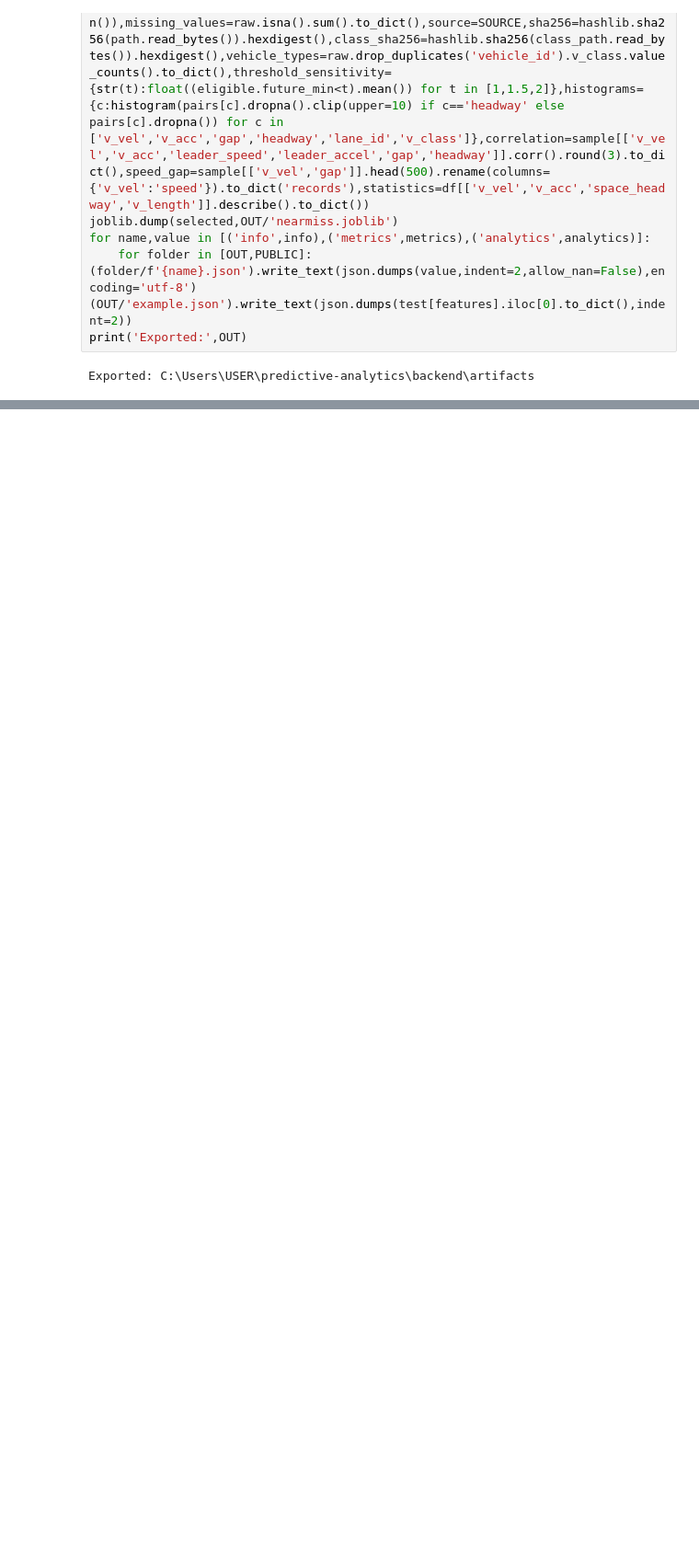
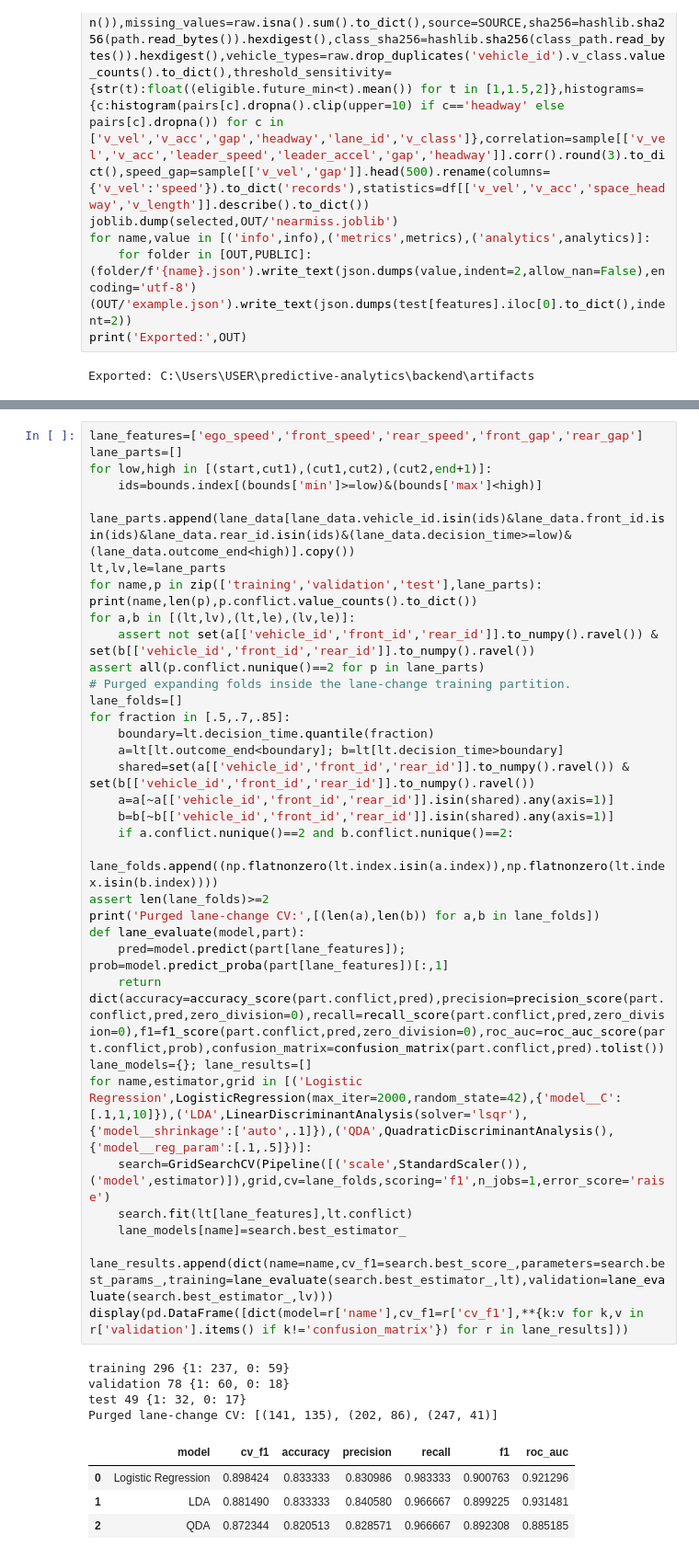
Before and after one commit to DoctorDictator/CSE3141-Predictive-Analytics, a Jupyter notebook: notebooks/NearMiss.ipynb, the cells around one changed output, grey strips where cells are left out. Shown at 92% size. Cells and saved outputs as stored; diff of their text form; blank space fills up the shorter version.

```diff
--- a/notebooks/NearMiss.ipynb
+++ b/notebooks/NearMiss.ipynb
@@ -302,0 +357,42 @@ The persistence baseline matters: current short headways often stay short. Stron
+# %%
+lane_features=['ego_speed','front_speed','rear_speed','front_gap','rear_gap']
+lane_parts=[]
+for low,high in [(start,cut1),(cut1,cut2),(cut2,end+1)]:
+    ids=bounds.index[(bounds['min']>=low)&(bounds['max']<high)]
+    lane_parts.append(lane_data[lane_data.vehicle_id.isin(ids)&lane_data.front_id.isin(ids)&lane_data.rear_id.isin(ids)&(lane_data.decision_time>=low)&(lane_data.outcome_end<high)].copy())
+lt,lv,le=lane_parts
+for name,p in zip(['training','validation','test'],lane_parts): print(name,len(p),p.conflict.value_counts().to_dict())
+for a,b in [(lt,lv),(lt,le),(lv,le)]:
+    assert not set(a[['vehicle_id','front_id','rear_id']].to_numpy().ravel()) & set(b[['vehicle_id','front_id','rear_id']].to_numpy().ravel())
+assert all(p.conflict.nunique()==2 for p in lane_parts)
+# Purged expanding folds inside the lane-change training partition.
+lane_folds=[]
+for fraction in [.5,.7,.85]:
+    boundary=lt.decision_time.quantile(fraction)
+    a=lt[lt.outcome_end<boundary]; b=lt[lt.decision_time>boundary]
+    shared=set(a[['vehicle_id','front_id','rear_id']].to_numpy().ravel()) & set(b[['vehicle_id','front_id','rear_id']].to_numpy().ravel())
+    a=a[~a[['vehicle_id','front_id','rear_id']].isin(shared).any(axis=1)]
+    b=b[~b[['vehicle_id','front_id','rear_id']].isin(shared).any(axis=1)]
+    if a.conflict.nunique()==2 and b.conflict.nunique()==2:
+        lane_folds.append((np.flatnonzero(lt.index.isin(a.index)),np.flatnonzero(lt.index.isin(b.index))))
+assert len(lane_folds)>=2
+print('Purged lane-change CV:',[(len(a),len(b)) for a,b in lane_folds])
+def lane_evaluate(model,part):
+    pred=model.predict(part[lane_features]); prob=model.predict_proba(part[lane_features])[:,1]
+    return dict(accuracy=accuracy_score(part.conflict,pred),precision=precision_score(part.conflict,pred,zero_division=0),recall=recall_score(part.conflict,pred,zero_division=0),f1=f1_score(part.conflict,pred,zero_division=0),roc_auc=roc_auc_score(part.conflict,prob),confusion_matrix=confusion_matrix(part.conflict,pred).tolist())
+lane_models={}; lane_results=[]
+for name,estimator,grid in [('Logistic Regression',LogisticRegression(max_iter=2000,random_state=42),{'model__C':[.1,1,10]}),('LDA',LinearDiscriminantAnalysis(solver='lsqr'),{'model__shrinkage':['auto',.1]}),('QDA',QuadraticDiscriminantAnalysis(),{'model__reg_param':[.1,.5]})]:
+    search=GridSearchCV(Pipeline([('scale',StandardScaler()),('model',estimator)]),grid,cv=lane_folds,scoring='f1',n_jobs=1,error_score='raise')
+    search.fit(lt[lane_features],lt.conflict)
+    lane_models[name]=search.best_estimator_
+    lane_results.append(dict(name=name,cv_f1=search.best_score_,parameters=search.best_params_,training=lane_evaluate(search.best_estimator_,lt),validation=lane_evaluate(search.best_estimator_,lv)))
+display(pd.DataFrame([dict(model=r['name'],cv_f1=r['cv_f1'],**{k:v for k,v in r['validation'].items() if k!='confusion_matrix'}) for r in lane_results]))
+# %% [output]
+training 296 {1: 237, 0: 59}
+validation 78 {1: 60, 0: 18}
+test 49 {1: 32, 0: 17}
+Purged lane-change CV: [(141, 135), (202, 86), (247, 41)]
+|  | model | cv_f1 | accuracy | precision | recall | f1 | roc_auc |
+| 0 | Logistic Regression | 0.898424 | 0.833333 | 0.830986 | 0.983333 | 0.900763 | 0.921296 |
+| 1 | LDA | 0.881490 | 0.833333 | 0.840580 | 0.966667 | 0.899225 | 0.931481 |
+| 2 | QDA | 0.872344 | 0.820513 | 0.828571 | 0.966667 | 0.892308 | 0.885185 |
```
Also changed, not shown: parts of 7 cells of this notebook, 9 other files.
